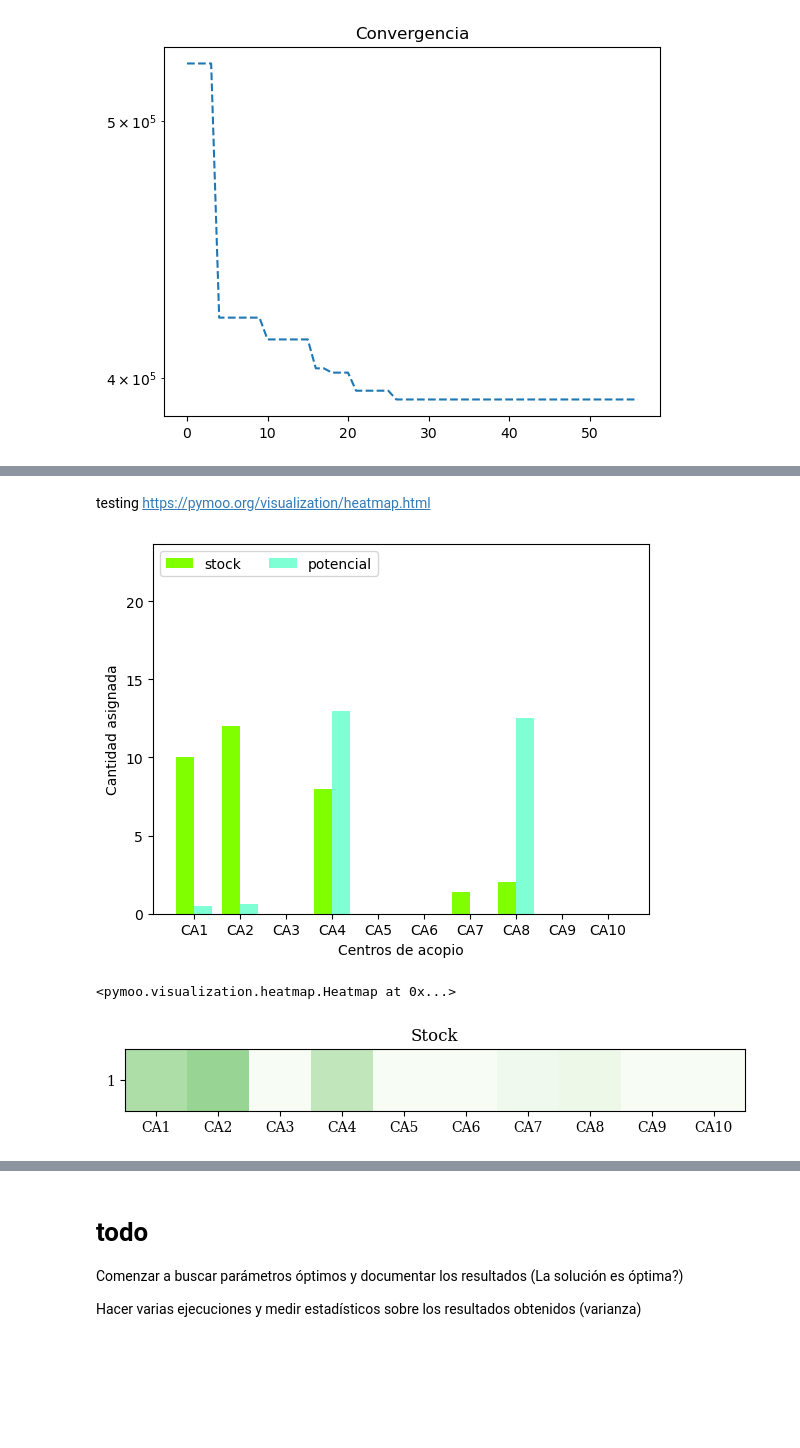
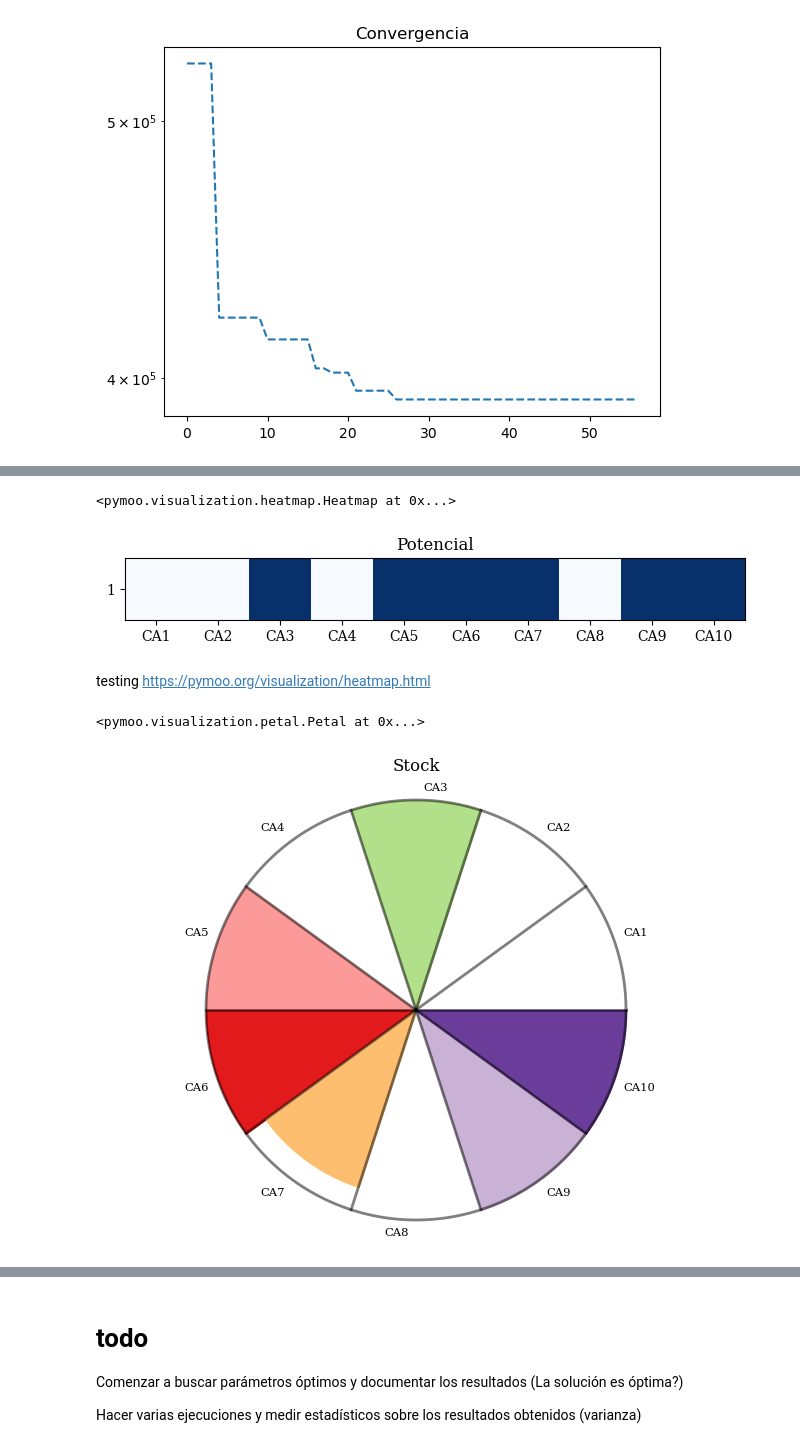
Before and after one commit to jefftorres/cheese, a Jupyter notebook: Queso.ipynb, the cells around one changed output, grey strips where cells are left out. Saved outputs shown, nothing was run; the diff lists cells and outputs as text; code cells hidden in the pictures; blank space fills up the shorter version.

```diff
--- a/Queso.ipynb
+++ b/Queso.ipynb
@@ -541,0 +577,10 @@ plt.show()
+# %%
+from pymoo.visualization.heatmap import Heatmap
+
+ca_stock_norm = ca_stock / cap_stock
+heatmap = Heatmap(bounds=(0, 1),
+                  title='Stock',
+                  cmap='Greens',
+                  labels=labels.values.tolist())
+heatmap.add(ca_stock_norm)
+heatmap.show()
@@ -542,37 +590,27 @@ plt.show()
+# %%
+ca_potencial_norm = ca_potencial / cap_potencial
+heatmap = Heatmap(bounds=(0, 1),
+                  title='Potencial',
+                  cmap='Blues',
+                  labels=labels.values.tolist())
+heatmap.add(ca_potencial_norm)
+heatmap.show()
+# %% [output]
+<pymoo.visualization.heatmap.Heatmap at 0x...>
+[figure, added]
 # %% [markdown]
 testing https://pymoo.org/visualization/heatmap.html
-# %%
-even = np.arange(0, N*2-1, 2)
-odd = np.arange(1, N*2, 2)
-
-cap_stock = np.take(CAPACIDADES, even)
-cap_potencial = np.take(CAPACIDADES, odd)
-
-ca_stock = np.take(ga.X, even)
-ca_potencial = np.take(ga.X, odd)
-
-labels = params_df['Id_CA']
-x = np.arange(len(labels))
-y1 = ca_stock
-y2 = ca_potencial
-
-fig, ax = plt.subplots()
-y_lim = np.array(np.mean([np.max(CAPACIDADES), np.max(ga.X)])) * 1.1
-ax.set_ylim([0, y_lim])
-x1_bar = ax.bar(x-0.2, y1, width=0.4, label='stock', color='chartreuse')
-x2_bar = ax.bar(x+0.2, y2, width=0.4, label='potencial', color='aquamarine')
-
-plt.xticks(x, labels)
-plt.xlabel('Centros de acopio')
-plt.ylabel('Cantidad asignada')
-plt.legend(loc='upper left', ncol=2)
-plt.show()
-# %% [output]
-[figure, removed]
 # %%
-from pymoo.visualization.heatmap import Heatmap
-Heatmap(bounds=(0, np.max(cap_stock)), title='Stock', cmap='Greens_r', labels=labels.values.tolist()).add(ca_stock).show()
+from pymoo.visualization.petal import Petal
+
+petal = Petal(bounds=(0, 1),
+              cmap='Paired',
+              title='Stock',
+              labels=labels.values.tolist(),
+              reverse=True)
+petal.add(ca_stock_norm)
+petal.show()
 # %% [output]
-<pymoo.visualization.heatmap.Heatmap at 0x...>
+<pymoo.visualization.petal.Petal at 0x...>
-[figure, old version]
+[figure, new version]
 # %%
```
Also changed, not shown: parts of 6 cells of this notebook.
